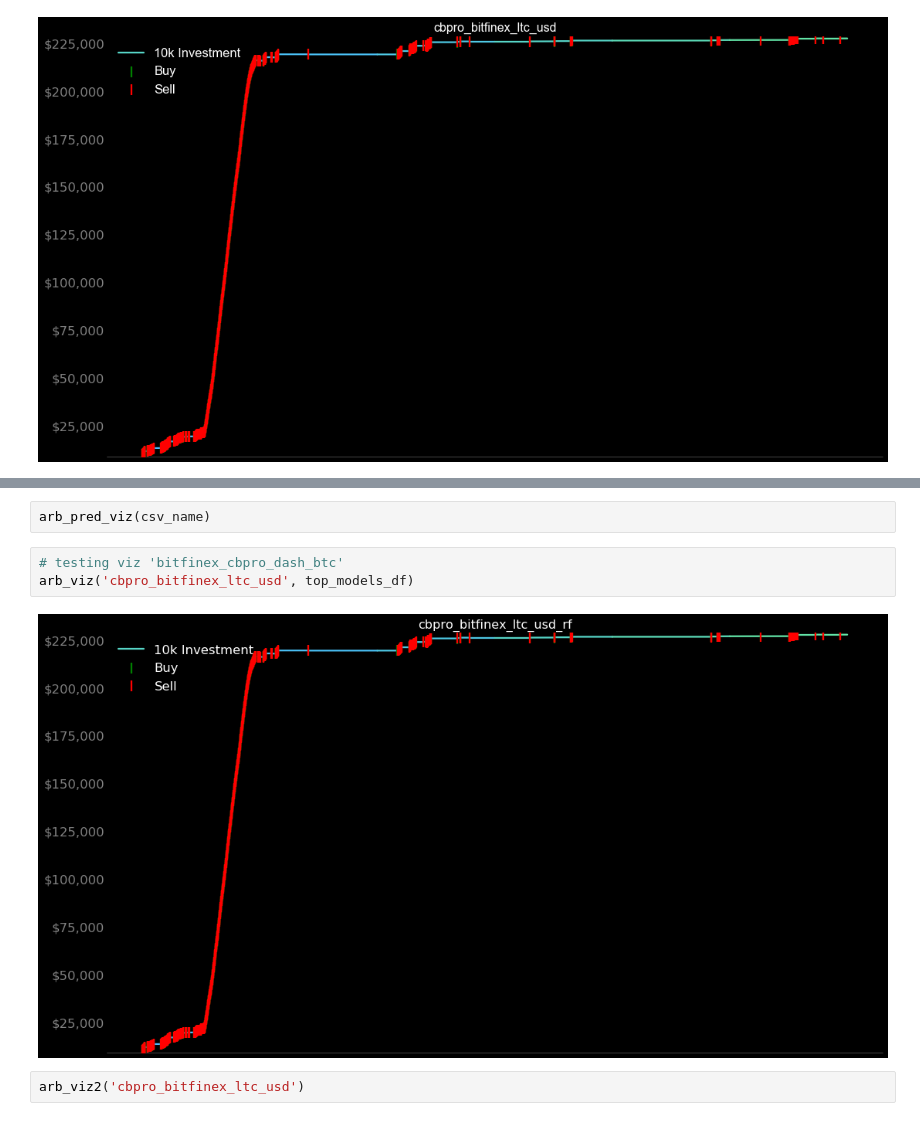
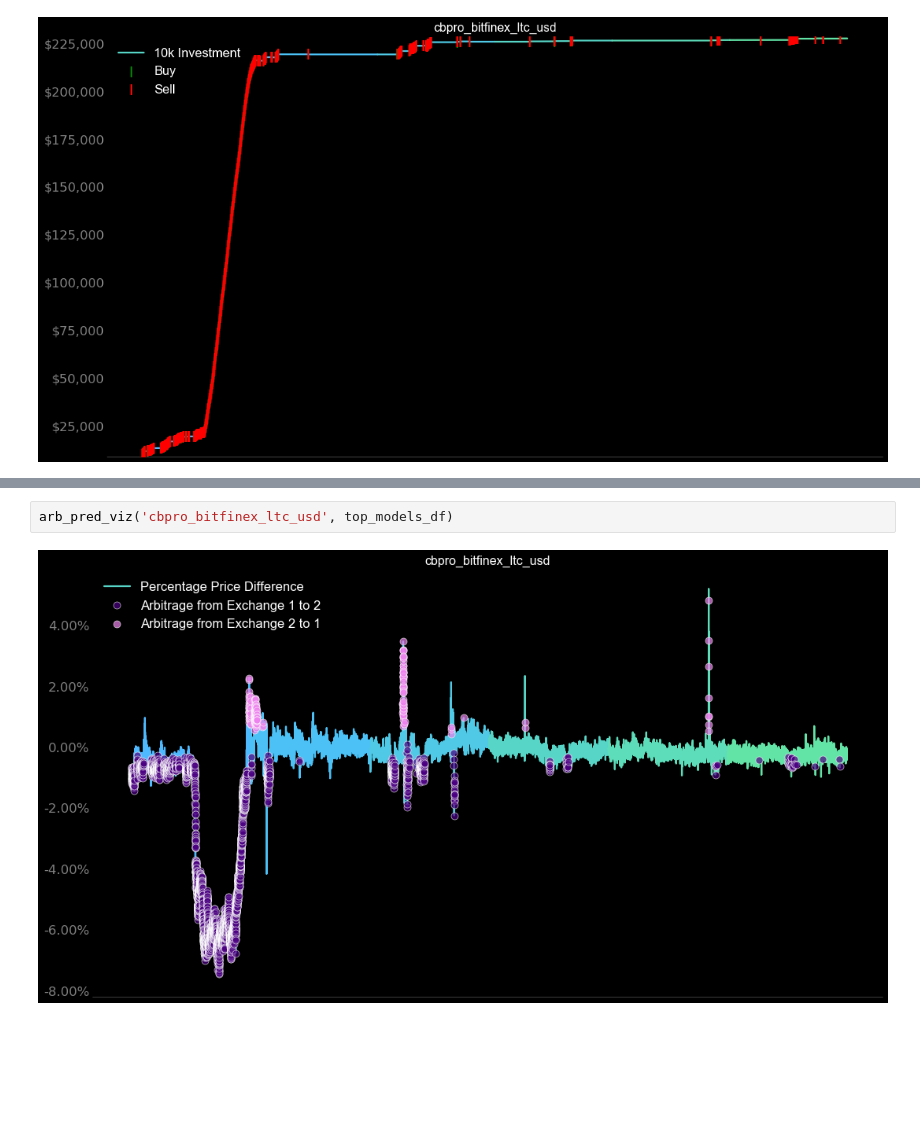
Before and after one commit to Cryptolytic-app/cryptolyticapp, a Jupyter notebook: modeling/3_arbitrage_model_evaluation.ipynb, the cells around one changed output, grey strips where cells are left out. Saved outputs shown, nothing was run; the diff lists cells and outputs as text; blank space fills up the shorter version.

```diff
--- a/modeling/3_arbitrage_model_evaluation.ipynb
+++ b/modeling/3_arbitrage_model_evaluation.ipynb
@@ -894,9 +1000,4 @@ SyntaxError: invalid syntax (<ipython-input-90-c4243b4e7a95>, line 46)
-# %%
-arb_pred_viz(csv_name)
-# %%
-# testing viz 'bitfinex_cbpro_dash_btc'
-arb_viz('cbpro_bitfinex_ltc_usd', top_models_df)
-# %% [output]
-[figure, removed]
-# %%
-arb_viz2('cbpro_bitfinex_ltc_usd')
+# %%
+arb_pred_viz('cbpro_bitfinex_ltc_usd', top_models_df)
+# %% [output]
+[figure, added]
```
Also changed, not shown: parts of 9 cells of this notebook.
